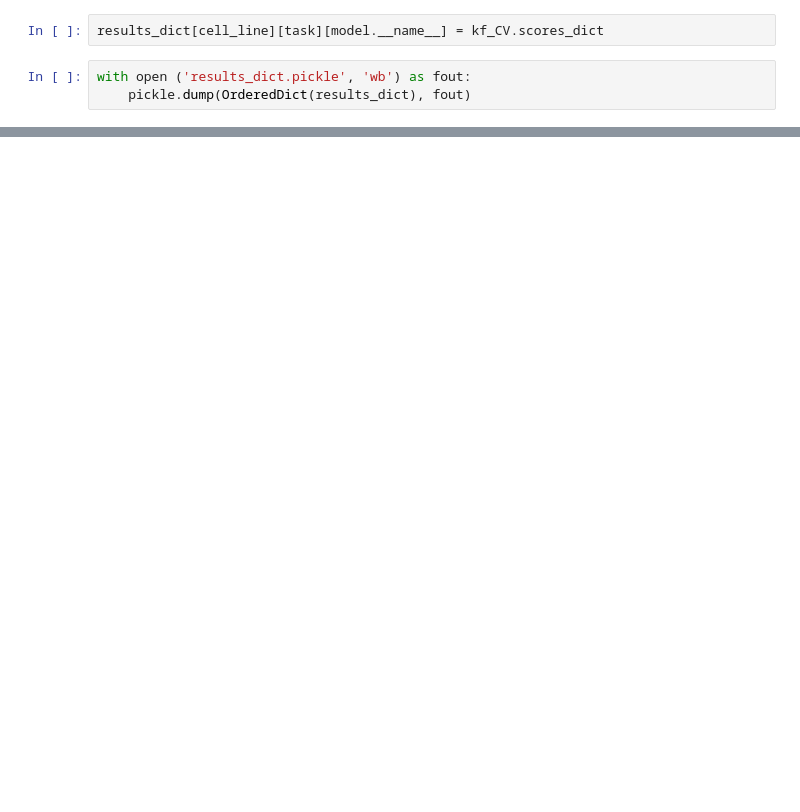
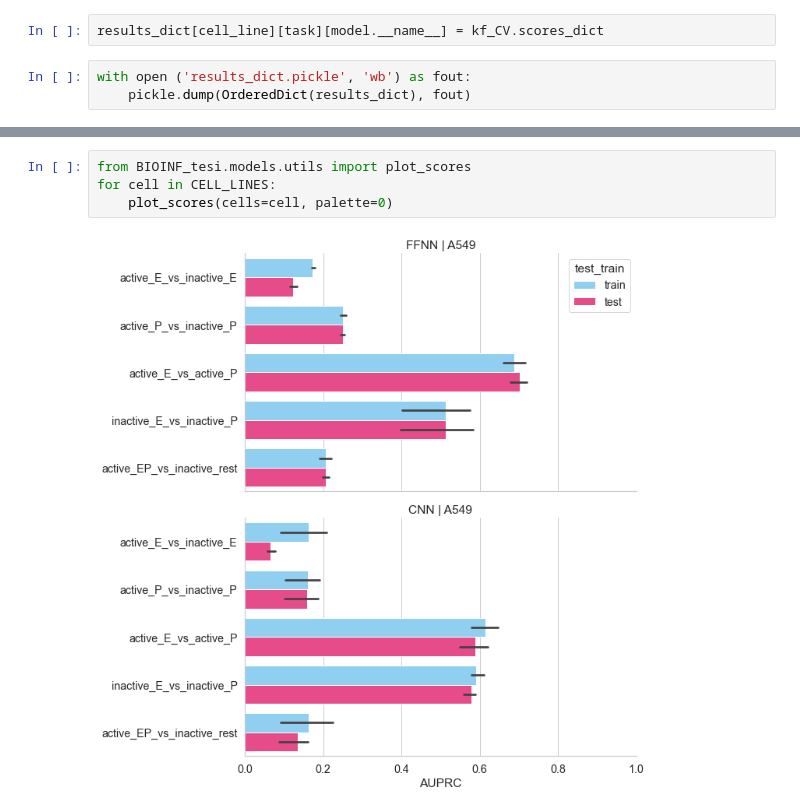
Before and after one commit to nikiiny/Prediction-of-Active-and-Inactive-Regulatory-Regions-with-Embracenet-Multimodal-Neural-Network-, a Jupyter notebook: 09_Thesis_BIOINF_GM12878_Embracenet.ipynb, the cells around one changed output, grey strips where cells are left out. Drawn from its saved outputs; the diff is of its cells as text; blank space fills up the shorter version.

```diff
--- a/09_Thesis_BIOINF_GM12878_Embracenet.ipynb
+++ b/09_Thesis_BIOINF_GM12878_Embracenet.ipynb
@@ -245,0 +545,6 @@ with open ('results_dict.pickle', 'wb') as fout:
+# %%
+from BIOINF_tesi.models.utils import plot_scores
+for cell in CELL_LINES:
+    plot_scores(cells=cell, palette=0)
+# %% [output]
+[figure, added]
```
Also changed, not shown: parts of 17 cells of this notebook, 22 other files.
